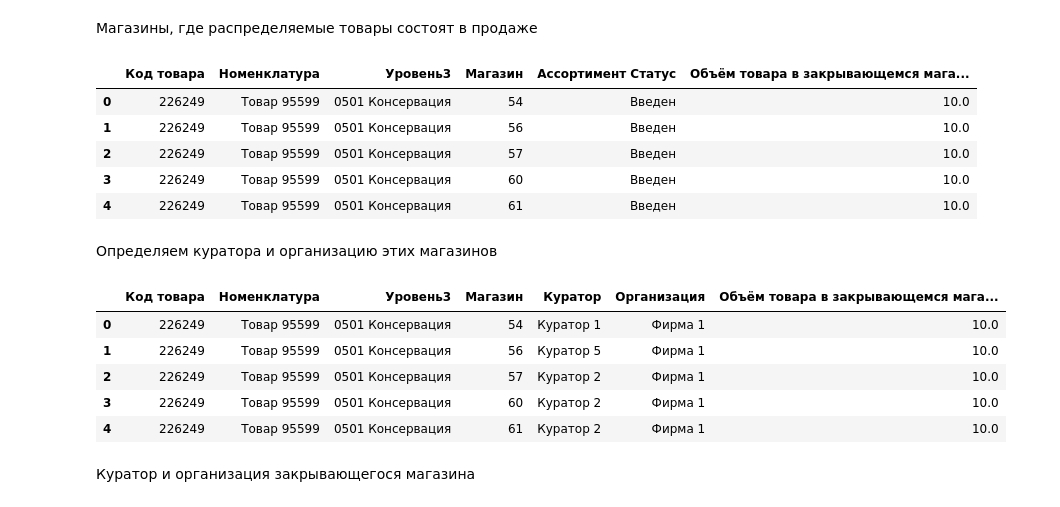
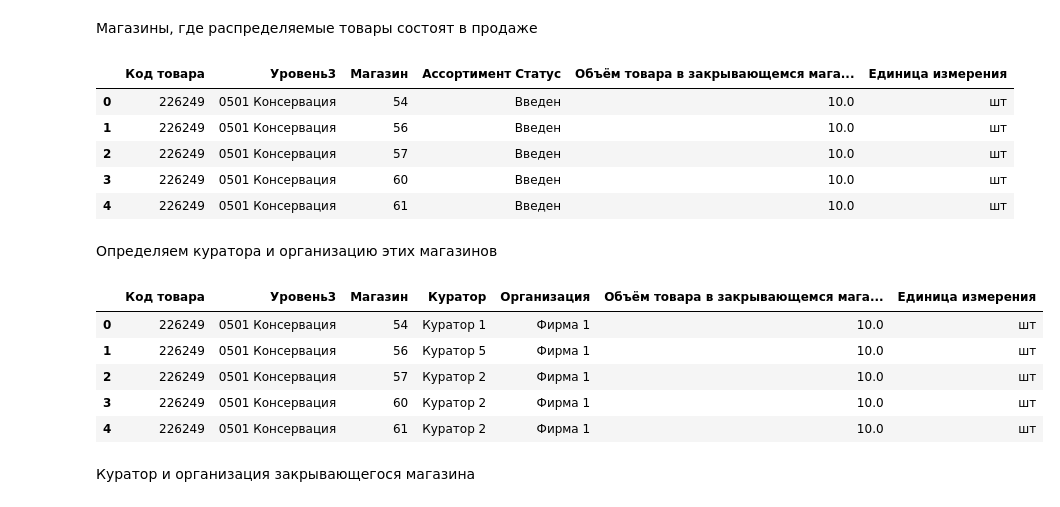
Before and after one commit to Rodeffs/Bachelor_Diploma_Project, a Jupyter notebook: datasets_filtering.ipynb, the cells around one changed output. Cells and saved outputs as stored; diff of their text form; code cells hidden in the pictures.

```diff
--- a/swarm_intelligence_distribution.ipynb
+++ b/datasets_filtering.ipynb
@@ -121,9 +124,10 @@ nomenclature = nomenclature.rename(columns={"Код" : col_item})
 sales = sales.rename(columns={"Код товара" : col_item, "Магазин" : col_store, "Продажи, ед. изм." : col_sales})
 # %%
-leftovers["остаток_робот"] = leftovers["остаток_робот"].replace(r"\s+", "", regex=True)  # убрать пробелы в числах
-leftovers["остаток_робот"] = leftovers["остаток_робот"].replace(",", ".", regex=True)  # т.к. по стандарту разделение через .
-leftovers["остаток_робот"] = pd.to_numeric(leftovers["остаток_робот"])
-leftovers["остаток_робот"] = leftovers["остаток_робот"].fillna(0)
+leftovers[col_left] = leftovers[col_left].replace(r"\s+", "", regex=True)  # убрать пробелы в числах
+leftovers[col_left] = leftovers[col_left].replace(",", ".", regex=True)  # т.к. по стандарту разделение через .
+leftovers[col_left] = pd.to_numeric(leftovers[col_left])
+leftovers[col_left] = leftovers[col_left].fillna(0)
+leftovers.loc[leftovers[col_left] < 0, col_left] = 0  # если остаток отрицательный, то полагается, что товара нет на складе
 leftovers.head()
 # %% [output]
 |  | Магазин | Код товара | остаток | остаток_робот |
@@ -138,11 +142,11 @@ leftovers.head()
 Товары закрывающегося магазина
 # %%
 items = leftovers[leftovers[col_store] == closing_store]
-items = items.rename(columns={"остаток_робот" : col_vol})
+items = items.rename(columns={col_left : col_vol})
 # %% [markdown]
 Номенклатура и срок годности товаров в закрывающемся магазине
 # %%
-items = items.merge(nomenclature, left_on=col_item, right_on=col_item, how="left").filter(items=[col_item, "Номенклатура", "Уровень3", col_vol, "Срок хранения товара"])
+items = items.merge(nomenclature, left_on=col_item, right_on=col_item, how="left").filter(items=[col_item, "Уровень3", col_vol, "Срок хранения товара", col_measure])
 items["Срок хранения товара"] = items["Срок хранения товара"].fillna(0)  # на случай, если срок годности не указан, ставим 0 и считаем непортящимся
 items.head()
 # %% [output]
@@ -169,28 +173,28 @@ items.head()
 Магазины, где распределяемые товары состоят в продаже
 # %%
 potential_stores = assortment[assortment[col_store] != closing_store]
-items = items.merge(potential_stores, left_on=col_item, right_on=col_item).filter(items=[col_item, "Номенклатура", "Уровень3", col_store, col_status, col_vol])
+items = items.merge(potential_stores, left_on=col_item, right_on=col_item).filter(items=[col_item, "Уровень3", col_store, col_status, col_vol, col_measure])
 items = items[items[col_status] == "Введен"]
 items.head()
 # %% [output]
-|  | Код товара | Номенклатура | Уровень3 | Магазин | Ассортимент Статус | Объём товара в закрывающемся мага... |
-| 0 | 226249 | Товар 95599 | 0501 Консервация | 54 | Введен | 10.0 |
-| 1 | 226249 | Товар 95599 | 0501 Консервация | 56 | Введен | 10.0 |
-| 2 | 226249 | Товар 95599 | 0501 Консервация | 57 | Введен | 10.0 |
-| 3 | 226249 | Товар 95599 | 0501 Консервация | 60 | Введен | 10.0 |
-| 4 | 226249 | Товар 95599 | 0501 Консервация | 61 | Введен | 10.0 |
+|  | Код товара | Уровень3 | Магазин | Ассортимент Статус | Объём товара в закрывающемся мага... | Единица измерения |
+| 0 | 226249 | 0501 Консервация | 54 | Введен | 10.0 | шт |
+| 1 | 226249 | 0501 Консервация | 56 | Введен | 10.0 | шт |
+| 2 | 226249 | 0501 Консервация | 57 | Введен | 10.0 | шт |
+| 3 | 226249 | 0501 Консервация | 60 | Введен | 10.0 | шт |
+| 4 | 226249 | 0501 Консервация | 61 | Введен | 10.0 | шт |
 # %% [markdown]
 Определяем куратора и организацию этих магазинов
 # %%
-items = items.merge(stores, left_on=col_store, right_on=col_store).filter(items=[col_item, "Номенклатура", "Уровень3", col_store, "Куратор", "Организация", col_vol])
+items = items.merge(stores, left_on=col_store, right_on=col_store).filter(items=[col_item, "Уровень3", col_store, "Куратор", "Организация", col_vol, col_measure])
 items.head()
 # %% [output]
-|  | Код товара | Номенклатура | Уровень3 | Магазин | Куратор | Организация | Объём товара в закрывающемся мага... |
-| 0 | 226249 | Товар 95599 | 0501 Консервация | 54 | Куратор 1 | Фирма 1 | 10.0 |
-| 1 | 226249 | Товар 95599 | 0501 Консервация | 56 | Куратор 5 | Фирма 1 | 10.0 |
-| 2 | 226249 | Товар 95599 | 0501 Консервация | 57 | Куратор 2 | Фирма 1 | 10.0 |
-| 3 | 226249 | Товар 95599 | 0501 Консервация | 60 | Куратор 2 | Фирма 1 | 10.0 |
-| 4 | 226249 | Товар 95599 | 0501 Консервация | 61 | Куратор 2 | Фирма 1 | 10.0 |
+|  | Код товара | Уровень3 | Магазин | Куратор | Организация | Объём товара в закрывающемся мага... | Единица измерения |
+| 0 | 226249 | 0501 Консервация | 54 | Куратор 1 | Фирма 1 | 10.0 | шт |
+| 1 | 226249 | 0501 Консервация | 56 | Куратор 5 | Фирма 1 | 10.0 | шт |
+| 2 | 226249 | 0501 Консервация | 57 | Куратор 2 | Фирма 1 | 10.0 | шт |
+| 3 | 226249 | 0501 Консервация | 60 | Куратор 2 | Фирма 1 | 10.0 | шт |
+| 4 | 226249 | 0501 Консервация | 61 | Куратор 2 | Фирма 1 | 10.0 | шт |
 # %% [markdown]
 Куратор и организация закрывающегося магазина
 # %%
```
Also changed, not shown: parts of 27 cells of this notebook, 1 other file.
